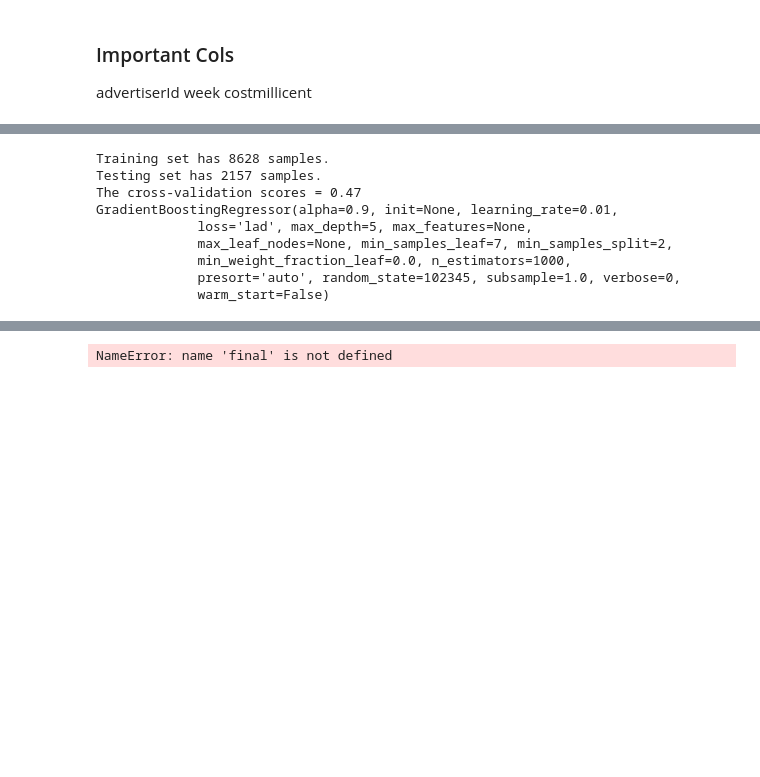
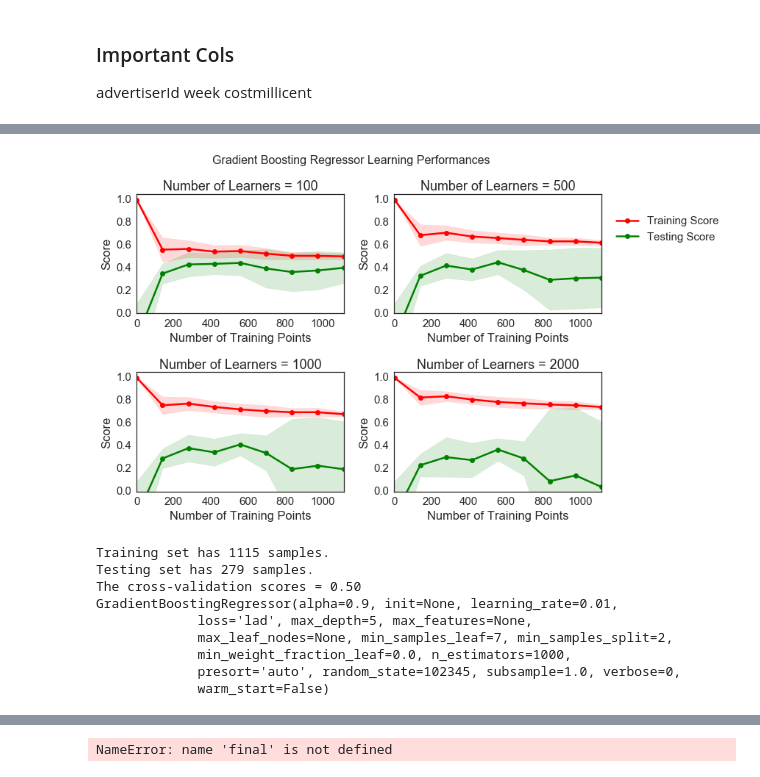
Before and after one commit to gmsardane/employer-ltv, a Jupyter notebook: ltv-calculation.ipynb, the cells around one changed output, grey strips where cells are left out. Drawn from its saved outputs; the diff is of its cells as text; code cells hidden in the pictures; blank space fills up the shorter version.

Commit message:
Commiting Learning Curves

```diff
--- a/ltv-calculation.ipynb
+++ b/ltv-calculation.ipynb
@@ -378,18 +377,25 @@ def fit_model(X, y, n_estimators = 1000, min_samples_leaf = 1, min_samples_split
     print 'The cross-validation scores = {:.2f}'.format(grid.best_score_)
     print grid.best_estimator_
     return grid
+# %%
+import visuals as vs
+sns.set_context("notebook", font_scale=1.5, rc={"lines.linewidth": 2.5})
+sns.set_style("white")
+vs.ModelLearning(data_clean_train_X, data_clean_train_y)
+# %% [output]
+[figure, added]
 # %%
 ## Train-test split
 from sklearn.ensemble import RandomForestRegressor, AdaBoostRegressor, GradientBoostingRegressor
 from sklearn.cross_validation import train_test_split, ShuffleSplit
 from sklearn.grid_search import GridSearchCV
 
-X_train, X_test, y_train, y_test = create_sets(data_clean_train_X, np.log10(data_clean_train_y))
+X_train, X_test, y_train, y_test = create_sets(data_clean_train_X, data_clean_train_y)
 reg0 = fit_model(X_train, y_train)
 # %% [output]
-Training set has 8628 samples.
-Testing set has 2157 samples.
-The cross-validation scores = 0.47
+Training set has 1115 samples.
+Testing set has 279 samples.
+The cross-validation scores = 0.50
 GradientBoostingRegressor(alpha=0.9, init=None, learning_rate=0.01,
              loss='lad', max_depth=5, max_features=None,
              max_leaf_nodes=None, min_samples_leaf=7, min_samples_split=2,
```
Also changed, not shown: parts of 5 cells of this notebook.
